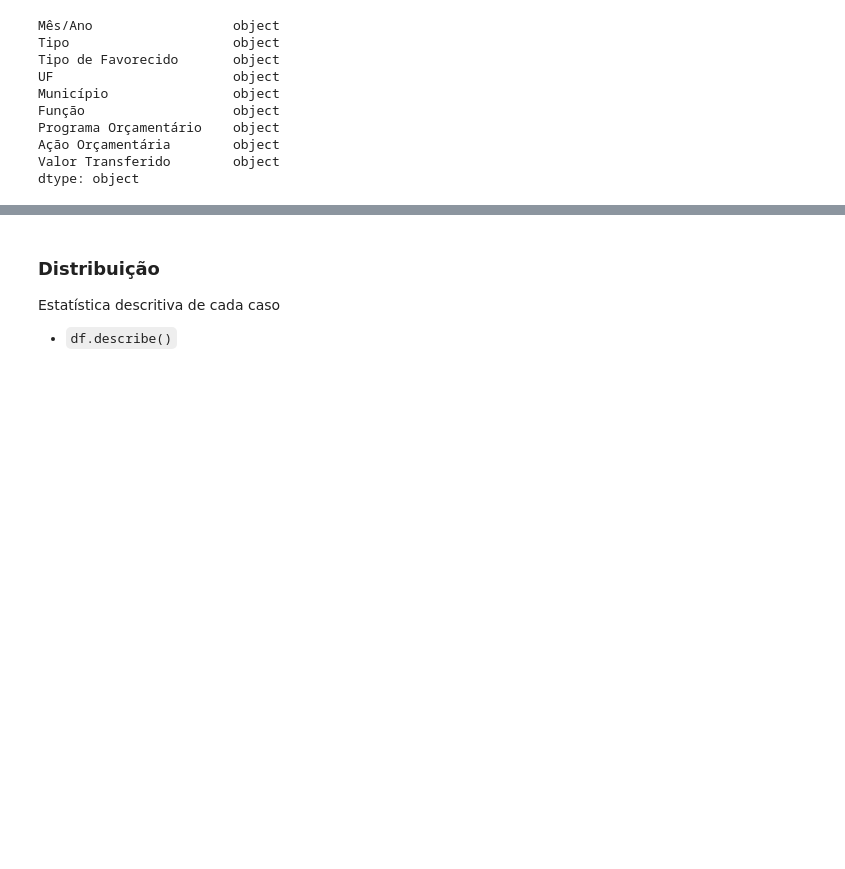
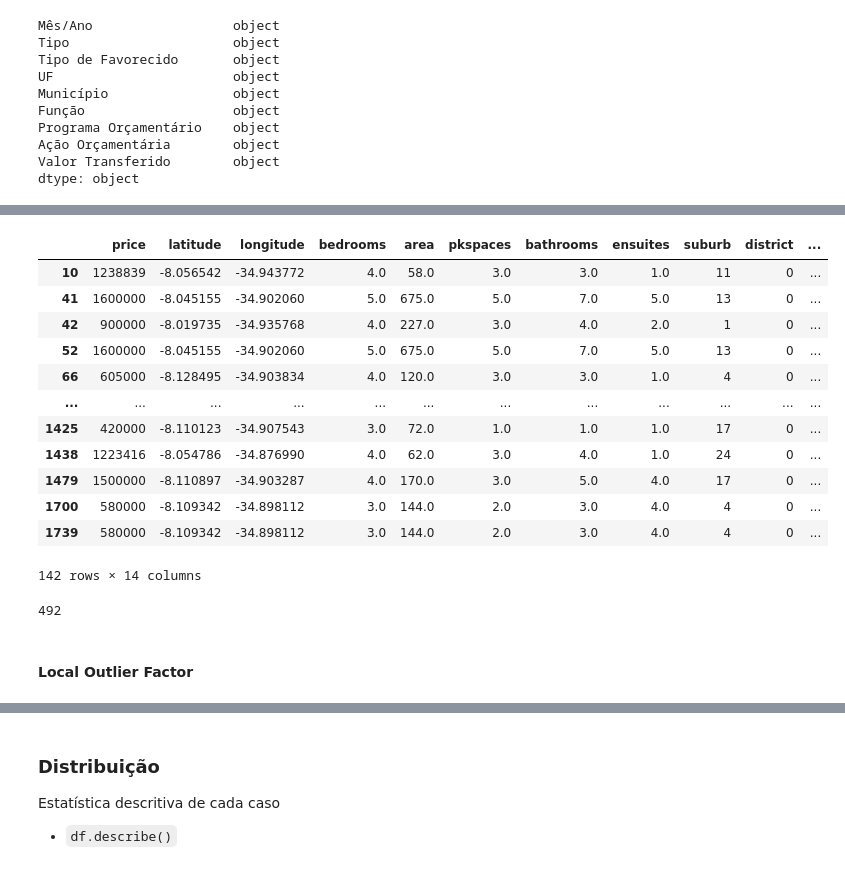
Before and after one commit to marcosw1998/Data-Science, a Jupyter notebook: Analysis_Notebook/covid_spends_brazil.ipynb, the cells around one changed output, grey strips where cells are left out. Drawn from its saved outputs; the diff is of its cells as text; code cells hidden in the pictures; blank space fills up the shorter version.

```diff
--- a/Analysis_Notebook/covid_spends_brazil.ipynb
+++ b/Analysis_Notebook/covid_spends_brazil.ipynb
@@ -274,0 +385,3 @@ Dataset quantidade de casos PE 0
+# %%
+invest_covidPe_forest = invest_covidPe
+invest_covidPe_lof = invest_covidPe
@@ -274,0 +390,5 @@ Dataset quantidade de casos PE 0
+# %%
+from sklearn.ensemble import IsolationForest
+rng = np.random.RandomState(42)
+clf = IsolationForest(max_samples=100, random_state=rng)
+clf.fit(invest_covidPe_forest)
@@ -274,0 +397,2 @@ Dataset quantidade de casos PE 0
+# %%
+scores = clf.predict(invest_covidPe_forest)
@@ -274,0 +419,3 @@ Dataset quantidade de casos PE 0
+# %%
+invest_covidPe_forest['outlier'] = scores
+print(invest_covidPe_forest.head())
@@ -274,0 +431,23 @@ Dataset quantidade de casos PE 0
+# %%
+invest_covidPe_forest[invest_covidPe_forest['outlier'] == -1]
+# %% [output]
+|  | price | latitude | longitude | bedrooms | area | pkspaces | bathrooms | ensuites | suburb | district | ... |
+| 10 | 1238839 | -8.056542 | -34.943772 | 4.0 | 58.0 | 3.0 | 3.0 | 1.0 | 11 | 0 | ... |
+| 41 | 1600000 | -8.045155 | -34.902060 | 5.0 | 675.0 | 5.0 | 7.0 | 5.0 | 13 | 0 | ... |
+| 42 | 900000 | -8.019735 | -34.935768 | 4.0 | 227.0 | 3.0 | 4.0 | 2.0 | 1 | 0 | ... |
+| 52 | 1600000 | -8.045155 | -34.902060 | 5.0 | 675.0 | 5.0 | 7.0 | 5.0 | 13 | 0 | ... |
+| 66 | 605000 | -8.128495 | -34.903834 | 4.0 | 120.0 | 3.0 | 3.0 | 1.0 | 4 | 0 | ... |
+| ... | ... | ... | ... | ... | ... | ... | ... | ... | ... | ... | ... |
+| 1425 | 420000 | -8.110123 | -34.907543 | 3.0 | 72.0 | 1.0 | 1.0 | 1.0 | 17 | 0 | ... |
+| 1438 | 1223416 | -8.054786 | -34.876990 | 4.0 | 62.0 | 3.0 | 4.0 | 1.0 | 24 | 0 | ... |
+| 1479 | 1500000 | -8.110897 | -34.903287 | 4.0 | 170.0 | 3.0 | 5.0 | 4.0 | 17 | 0 | ... |
+| 1700 | 580000 | -8.109342 | -34.898112 | 3.0 | 144.0 | 2.0 | 3.0 | 4.0 | 4 | 0 | ... |
+| 1739 | 580000 | -8.109342 | -34.898112 | 3.0 | 144.0 | 2.0 | 3.0 | 4.0 | 4 | 0 | ... |
+142 rows × 14 columns
+# %%
+invest_covidPe_forest = invest_covidPe_forest[invest_covidPe_forest['outlier'] != -1]
+len(invest_covidPe_forest)
+# %% [output]
+492
+# %% [markdown]
+#### Local Outlier Factor
```
Also changed, not shown: parts of 31 cells of this notebook.
